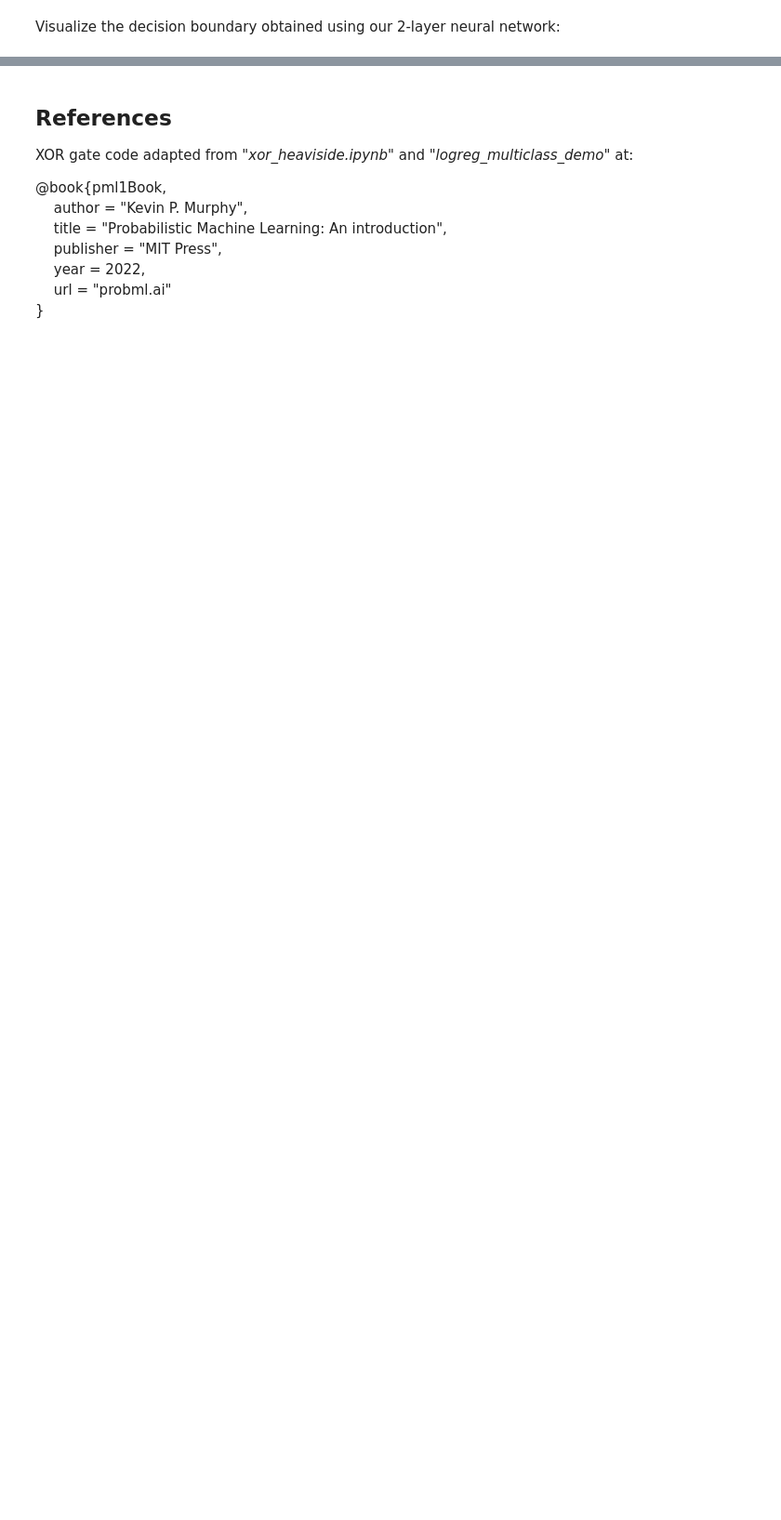
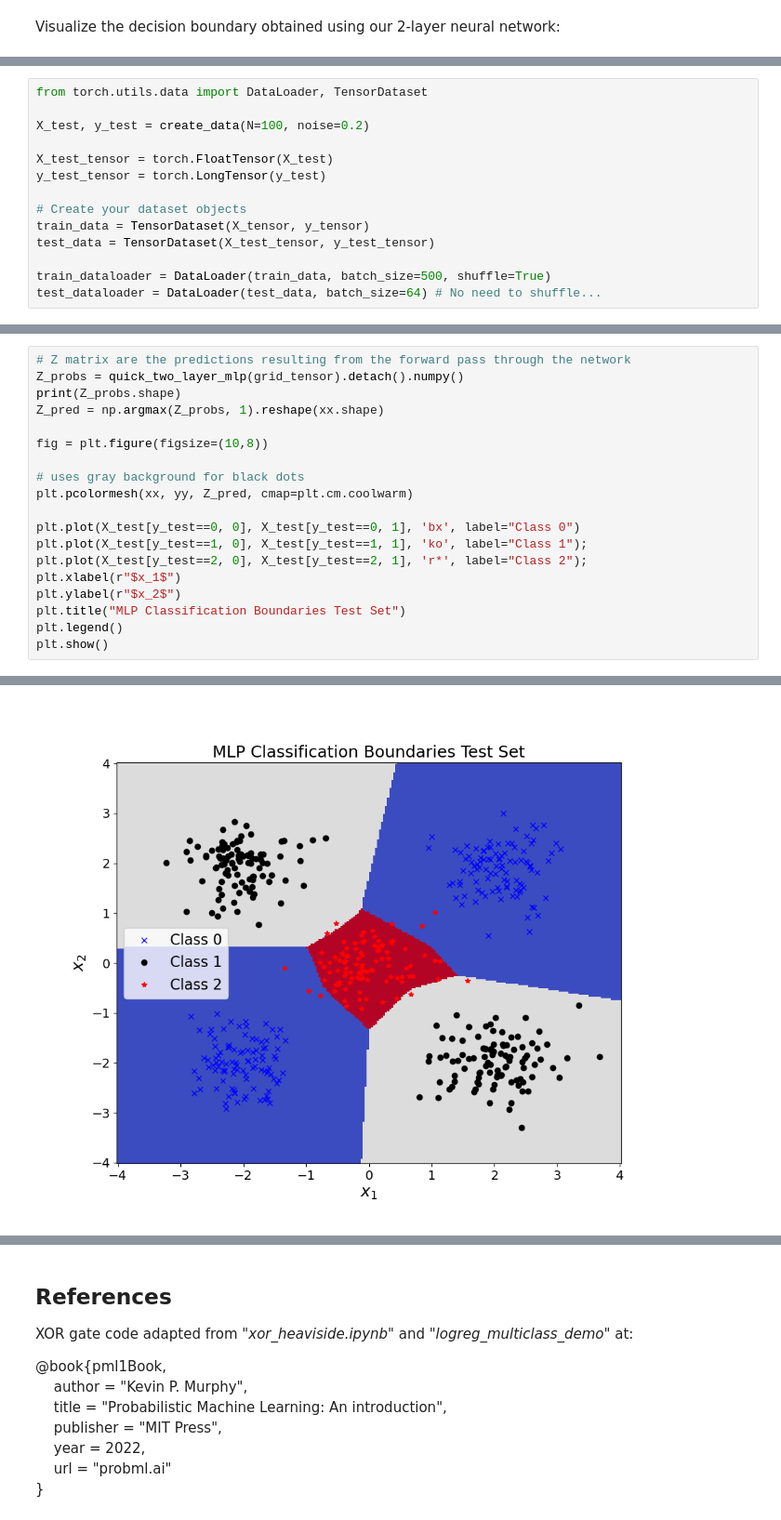
Before and after one commit to mayB1998/EECE5644_IntroMLPR_LectureCode_Summer1, a Jupyter notebook: notebooks/neural_networks/mlp_pytorch.ipynb, the cells around one changed output, grey strips where cells are left out. Shown at 93% size. Cells and saved outputs as stored; diff of their text form; blank space fills up the shorter version.

```diff
--- a/notebooks/neural_networks/mlp_pytorch.ipynb
+++ b/notebooks/neural_networks/mlp_pytorch.ipynb
@@ -320,0 +409,14 @@ plt.show()
+# %%
+from torch.utils.data import DataLoader, TensorDataset
+
+X_test, y_test = create_data(N=100, noise=0.2)
+
+X_test_tensor = torch.FloatTensor(X_test)
+y_test_tensor = torch.LongTensor(y_test)
+
+# Create your dataset objects
+train_data = TensorDataset(X_tensor, y_tensor)
+test_data = TensorDataset(X_test_tensor, y_test_tensor)
+
+train_dataloader = DataLoader(train_data, batch_size=500, shuffle=True)
+test_dataloader = DataLoader(test_data, batch_size=64) # No need to shuffle...
@@ -320,0 +495,20 @@ plt.show()
+# %%
+# Z matrix are the predictions resulting from the forward pass through the network
+Z_probs = quick_two_layer_mlp(grid_tensor).detach().numpy()
+print(Z_probs.shape)
+Z_pred = np.argmax(Z_probs, 1).reshape(xx.shape)
+
+fig = plt.figure(figsize=(10,8))
+
+# uses gray background for black dots
+plt.pcolormesh(xx, yy, Z_pred, cmap=plt.cm.coolwarm)
+
+plt.plot(X_test[y_test==0, 0], X_test[y_test==0, 1], 'bx', label="Class 0")
+plt.plot(X_test[y_test==1, 0], X_test[y_test==1, 1], 'ko', label="Class 1");
+plt.plot(X_test[y_test==2, 0], X_test[y_test==2, 1], 'r*', label="Class 2");
+plt.xlabel(r"$x_1$")
+plt.ylabel(r"$x_2$")
+plt.title("MLP Classification Boundaries Test Set")
+plt.legend()
+plt.show()
+# %% [output]
@@ -320,0 +516 @@ plt.show()
+[figure, added]
```
Also changed, not shown: parts of 21 cells of this notebook, 2 other files.
